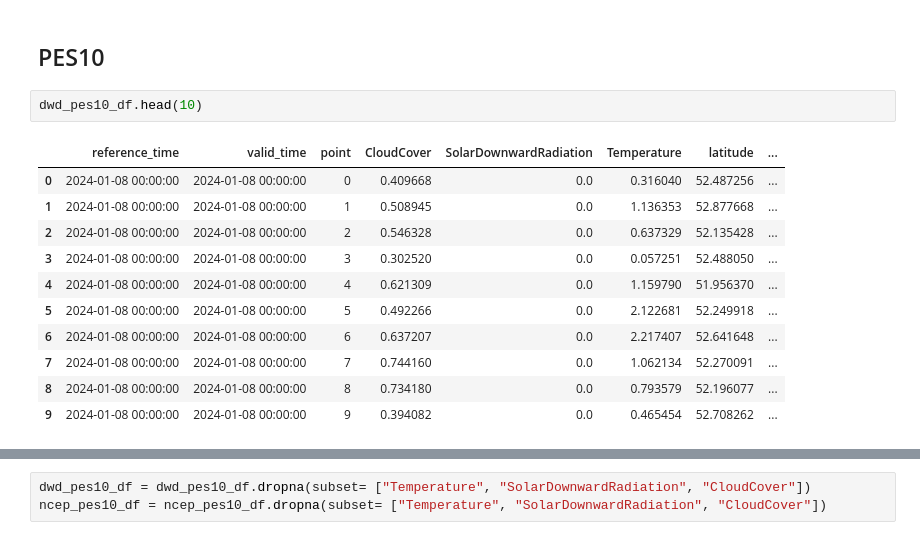
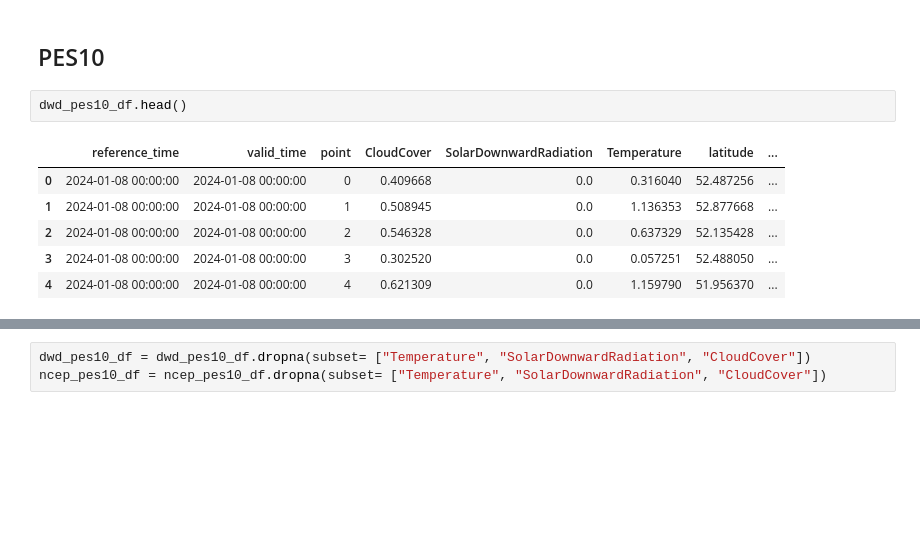
Before and after one commit to P-AEL/Energy_production_price_prediction, a Jupyter notebook: prep_eda.ipynb, the cells around one changed output, grey strips where cells are left out. Drawn from its saved outputs; the diff is of its cells as text; blank space fills up the shorter version.

```diff
--- a/prep_eda.ipynb
+++ b/prep_eda.ipynb
@@ -197,19 +197,14 @@ h1df_conc.set_index("valid_time").groupby("reference_time").resample("30min").in
 # %% [markdown]
 ## PES10
 # %%
-dwd_pes10_df.head(10)
+dwd_pes10_df.head()
 # %% [output]
 |  | reference_time | valid_time | point | CloudCover | SolarDownwardRadiation | Temperature | latitude | ... |
 | 0 | 2024-01-08 00:00:00 | 2024-01-08 00:00:00 | 0 | 0.409668 | 0.0 | 0.316040 | 52.487256 | ... |
 | 1 | 2024-01-08 00:00:00 | 2024-01-08 00:00:00 | 1 | 0.508945 | 0.0 | 1.136353 | 52.877668 | ... |
 | 2 | 2024-01-08 00:00:00 | 2024-01-08 00:00:00 | 2 | 0.546328 | 0.0 | 0.637329 | 52.135428 | ... |
 | 3 | 2024-01-08 00:00:00 | 2024-01-08 00:00:00 | 3 | 0.302520 | 0.0 | 0.057251 | 52.488050 | ... |
 | 4 | 2024-01-08 00:00:00 | 2024-01-08 00:00:00 | 4 | 0.621309 | 0.0 | 1.159790 | 51.956370 | ... |
-| 5 | 2024-01-08 00:00:00 | 2024-01-08 00:00:00 | 5 | 0.492266 | 0.0 | 2.122681 | 52.249918 | ... |
-| 6 | 2024-01-08 00:00:00 | 2024-01-08 00:00:00 | 6 | 0.637207 | 0.0 | 2.217407 | 52.641648 | ... |
-| 7 | 2024-01-08 00:00:00 | 2024-01-08 00:00:00 | 7 | 0.744160 | 0.0 | 1.062134 | 52.270091 | ... |
-| 8 | 2024-01-08 00:00:00 | 2024-01-08 00:00:00 | 8 | 0.734180 | 0.0 | 0.793579 | 52.196077 | ... |
-| 9 | 2024-01-08 00:00:00 | 2024-01-08 00:00:00 | 9 | 0.394082 | 0.0 | 0.465454 | 52.708262 | ... |
 # %%
 print(dwd_pes10_df["SolarDownwardRadiation"].isna().sum())
 print(dwd_pes10_df["Temperature"].isna().sum())
```
Also changed, not shown: parts of 30 cells of this notebook, 2 other files.
